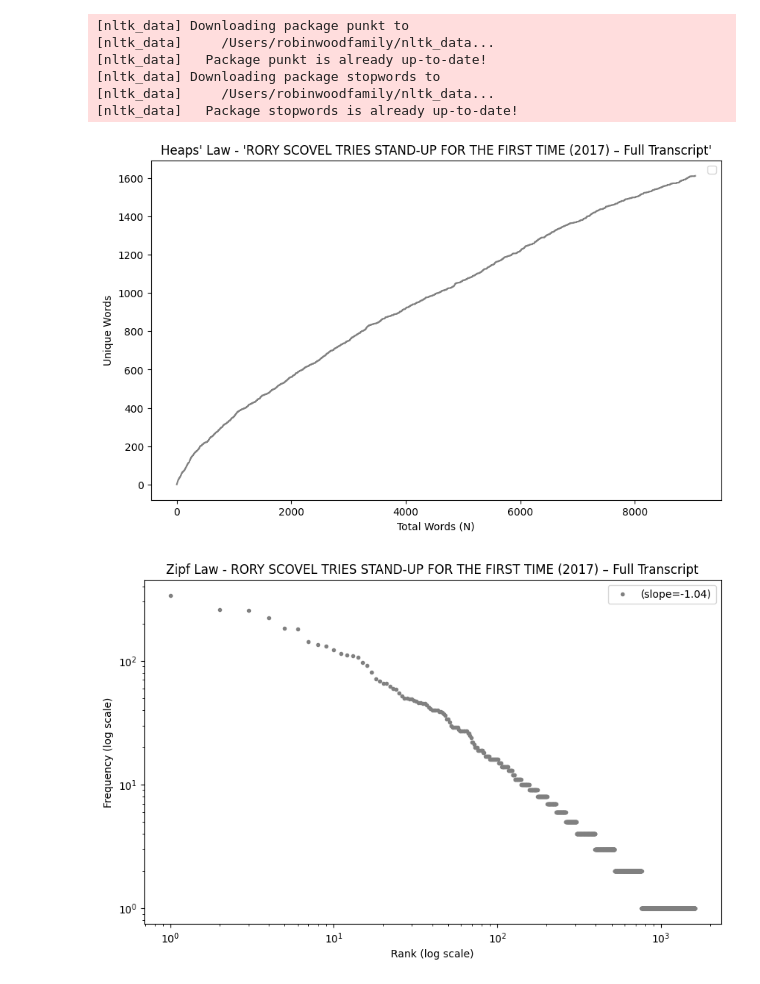
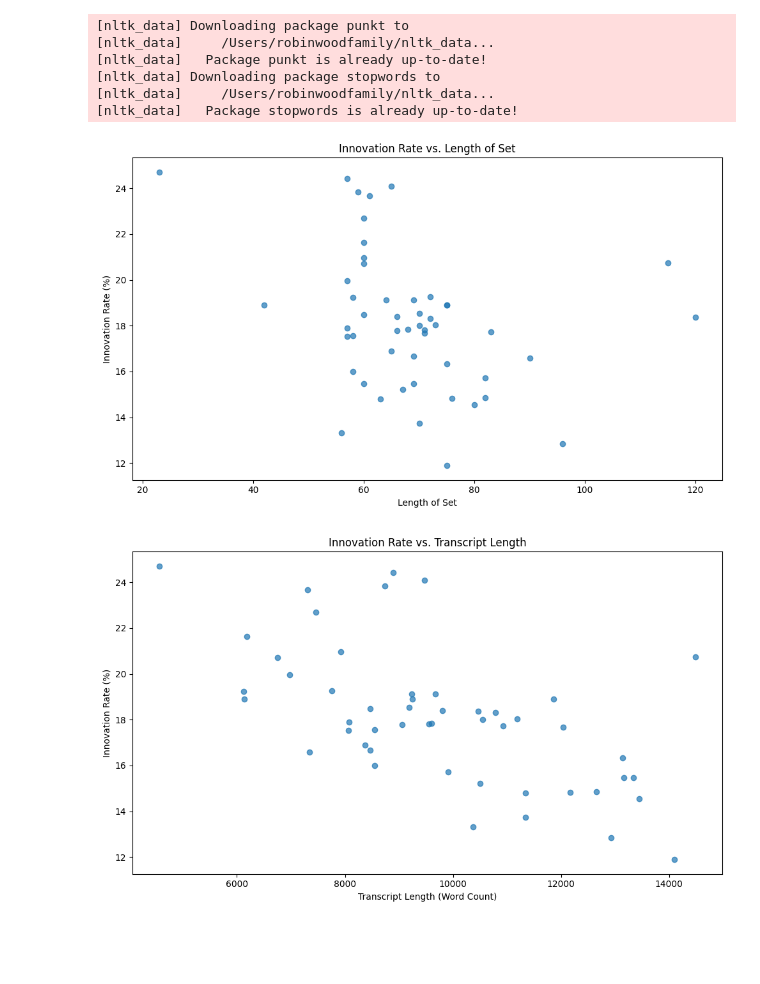
Before and after one commit to marobinette/pocs, a Jupyter notebook: project/data_functions.ipynb, the cells around one changed output. Cells and saved outputs as stored; diff of their text form; code cells hidden in the pictures; blank space fills up the shorter version.

```diff
--- a/project/data_functions.ipynb
+++ b/project/data_functions.ipynb
@@ -162,13 +162,8 @@ def plot_innovation_rate(df):
     plt.xlabel('Length of Set')
     plt.ylabel('Innovation Rate (%)')
     plt.title('Innovation Rate vs. Length of Set')
-    plt.grid(True)
     plt.tight_layout()
     plt.show()
-
-
-# innovation_rate_df = get_innovation_rate_data(df)
-# plot_innovation_rate(innovation_rate_df)
 
 def get_innovation_rate_data_with_word_count(df):
     """
@@ -212,7 +207,6 @@ def plot_innovation_rate_by_word_count(df):
     plt.xlabel('Transcript Length (Word Count)')
     plt.ylabel('Innovation Rate (%)')
     plt.title('Innovation Rate vs. Transcript Length')
-    plt.grid(True)
     plt.tight_layout()
     plt.show()
 
@@ -226,39 +220,85 @@ def calculate_vocabulary_growth(words):
     for i, word in enumerate(words, 1):
         unique_words.add(word)
         vocab_growth.append((i, len(unique_words)))
     return np.array(vocab_growth)
 
 def plot_heaps_law(df, title):
     """Plots Heaps' Law based on vocabulary growth for a single comedy set."""
     transcript = df[df['title'] == title]['transcript'].values[0]
     words = tokenize_words(transcript, remove_stop_words=False)
     vocab_growth = calculate_vocabulary_growth(words)
 
     # Plotting
     plt.figure(figsize=(10, 6))
     plt.plot(vocab_growth[:, 0], vocab_growth[:, 1], color='grey')
     plt.xlabel("Total Words (N)")
     plt.ylabel("Unique Words")
     plt.title(f"Heaps' Law - '{title}'")
     plt.legend()
     plt.show()
 
-plot_heaps_law(df, 'RORY SCOVEL TRIES STAND-UP FOR THE FIRST TIME (2017) – Full Transcript')
+
+# Generate the updated DataFrame and plot
 
 
-# Generate the updated DataFrame and plot
-# innovation_rate_df = get_innovation_rate_data_with_word_count(df)
-# plot_innovation_rate_by_word_count(innovation_rate_df)
+def plot_zipf_and_heaps_all_comedians(df):
+    """
+    Plots Zipf's Law and Heaps' Law side by side for each comedian in the dataframe.
 
-plot_zipf_distribution(df, 'RORY SCOVEL TRIES STAND-UP FOR THE FIRST TIME (2017) – Full Transcript')
-# plot_zipf_distribution(df, 'MITCH HEDBERG: COMEDY CENTRAL SPECIAL (1999) – Full Transcript')
-# plot_zipf_distribution(df, 'Tig Notaro: Happy To Be Here (2018) – Full Transcript')
+    Parameters:
+    - df (DataFrame): DataFrame containing comedy data with titles, lengths, and transcripts.
+    """
+    num_comedians = len(df)
+    fig, axes = plt.subplots(num_comedians, 2, figsize=(12, 6 * num_comedians))
+
+    for idx, row in df.iterrows():
+        title = row['title']
+        transcript = row['transcript']
+
+        # Tokenize words
+        words = tokenize_words(transcript, remove_stop_words=False)
+
+        # Prepare Zipf's Law data
+        word_data = get_word_data(words)
+        word_data['rank'] = np.arange(1, len(word_data) + 1)
+        log_rank = np.log10(word_data['rank'])
+        log_freq = np.log10(word_data['counts'])
+
+        # Perform linear regression for Zipf's Law slope
+        slope, intercept, r_value, p_value, std_err = linregress(log_rank, log_freq)
+
+        # Plot Zipf's Law (log-log scale)
+        axes[idx, 0].loglog(word_data['rank'], word_data['counts'], marker=".", linestyle='none', color="grey")
+        axes[idx, 0].set_title(title)
+        axes[idx, 0].set_xlabel('Rank (log scale)')
+        axes[idx, 0].set_ylabel('Frequency (log scale)')
+
+        # Prepare Heaps' Law data
+        vocab_growth = calculate_vocabulary_growth(words)
+
+        # Plot Heaps' Law
+        axes[idx, 1].plot(vocab_growth[:, 0], vocab_growth[:, 1], color='grey')
+        axes[idx, 1].set_title(title)
+        axes[idx, 1].set_xlabel("Total Words (N)")
+        axes[idx, 1].set_ylabel("Unique Words (V)")
+
+    # Adjust layout for readability
+    plt.tight_layout()
+    plt.show()
+
+innovation_rate_df = get_innovation_rate_data(df)
+plot_innovation_rate(innovation_rate_df)
+
+innovation_rate_df = get_innovation_rate_data_with_word_count(df)
+plot_innovation_rate_by_word_count(innovation_rate_df)
+
+plot_zipf_and_heaps_all_comedians(df)
 # %% [output]
 [nltk_data] Downloading package punkt to
 [nltk_data]     /Users/robinwoodfamily/nltk_data...
 [nltk_data]   Package punkt is already up-to-date!
 [nltk_data] Downloading package stopwords to
 [nltk_data]     /Users/robinwoodfamily/nltk_data...
 [nltk_data]   Package stopwords is already up-to-date!
-[figure, old version]
+[figure, new version]
-[figure, old version]
+[figure, new version]
```
Also changed, not shown: parts of 1 cell of this notebook.
